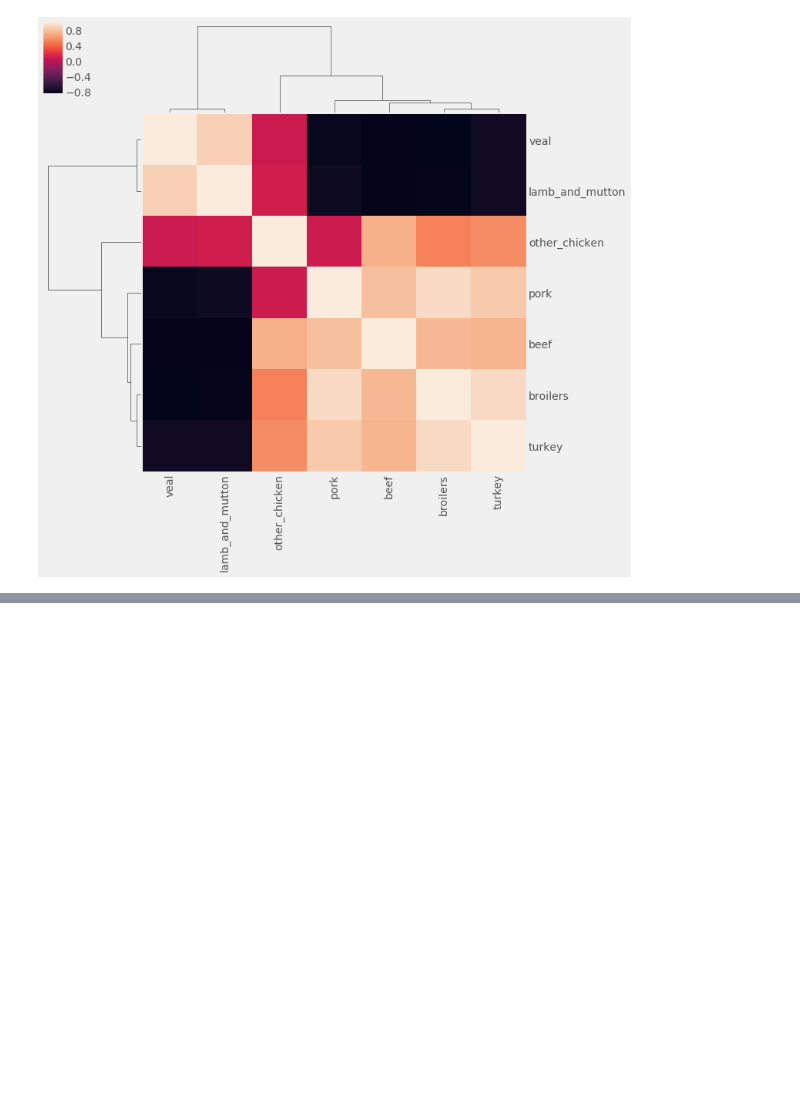
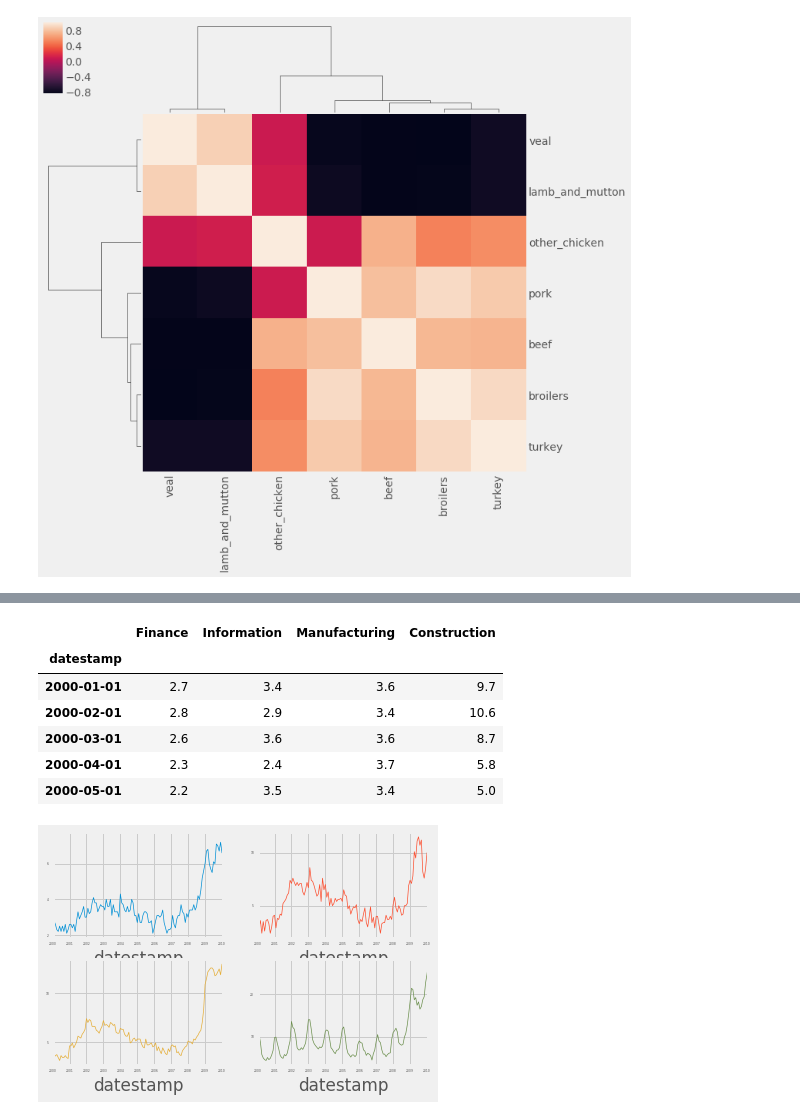
Before and after one commit to SANYAM1996/scatter-plotter, a Jupyter notebook: Datacamp/TIMESERIES_VISUAL.ipynb, the cells around one changed output, grey strips where cells are left out. Drawn from its saved outputs; the diff is of its cells as text; code cells hidden in the pictures; blank space fills up the shorter version.

```diff
--- a/Datacamp/TIMESERIES_VISUAL.ipynb
+++ b/Datacamp/TIMESERIES_VISUAL.ipynb
@@ -626,0 +717,24 @@ plt.show()
+# %%
+# A subset of the jobs DataFrame
+jobs_subset = jobs[['Finance', 'Information', 'Manufacturing', 'Construction']]
+
+# Print the first 5 rows of jobs_subset
+display(jobs_subset.head())
+
+# Create a facetted graph with 2 rows and 2 columns
+ax = jobs_subset.plot(subplots=True,
+                      layout=(2,2),
+                      sharex=False,
+                      sharey=False,
+                      linewidth=0.7,
+                      fontsize=3,
+                      legend=False)
+# %% [output]
+|  | Finance | Information | Manufacturing | Construction |
+| datestamp |  |  |  |  |
+| 2000-01-01 | 2.7 | 3.4 | 3.6 | 9.7 |
+| 2000-02-01 | 2.8 | 2.9 | 3.4 | 10.6 |
+| 2000-03-01 | 2.6 | 3.6 | 3.6 | 8.7 |
+| 2000-04-01 | 2.3 | 2.4 | 3.7 | 5.8 |
+| 2000-05-01 | 2.2 | 3.5 | 3.4 | 5.0 |
+[figure, added]
```
Also changed, not shown: parts of 9 cells of this notebook.
